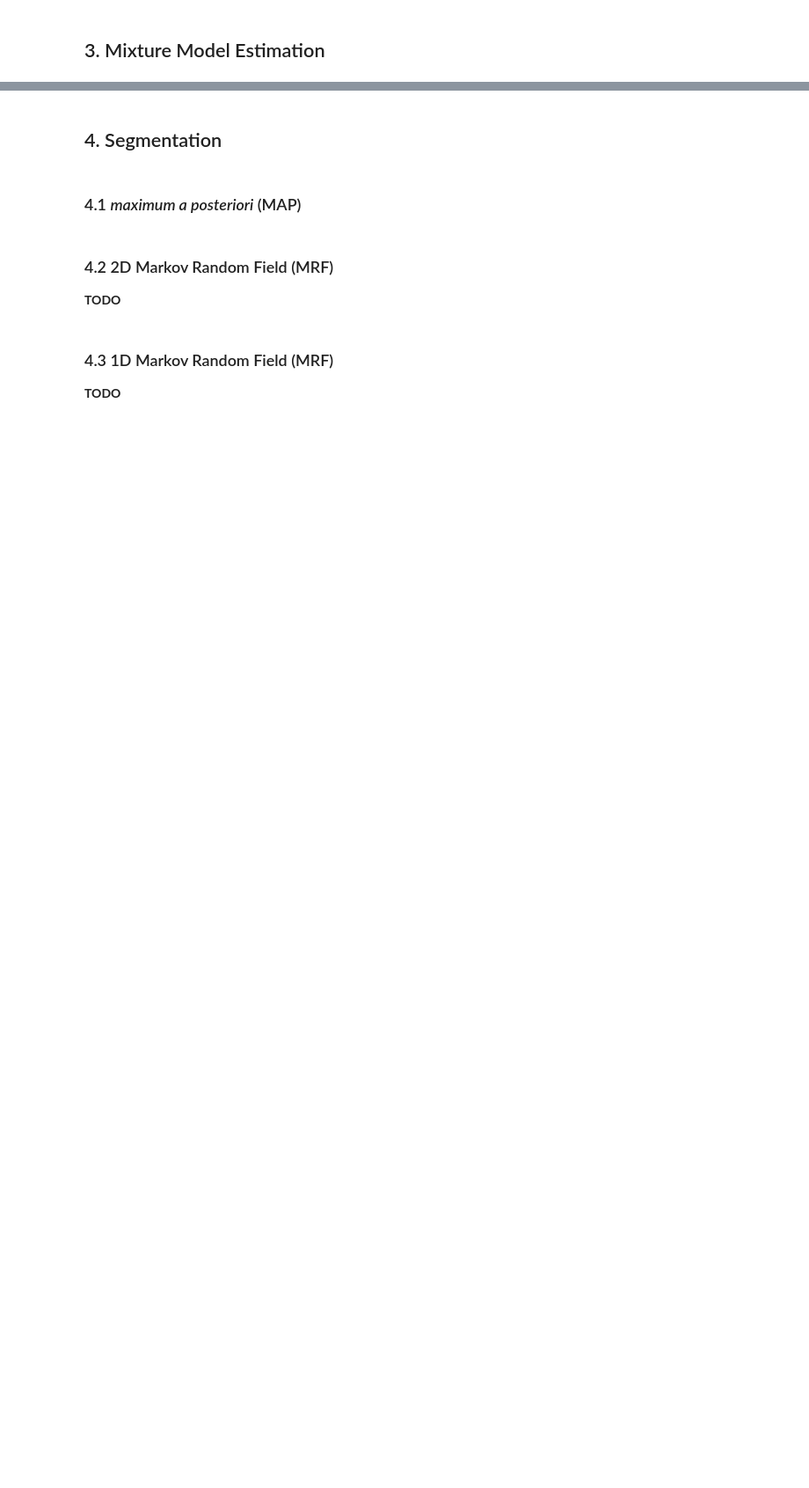
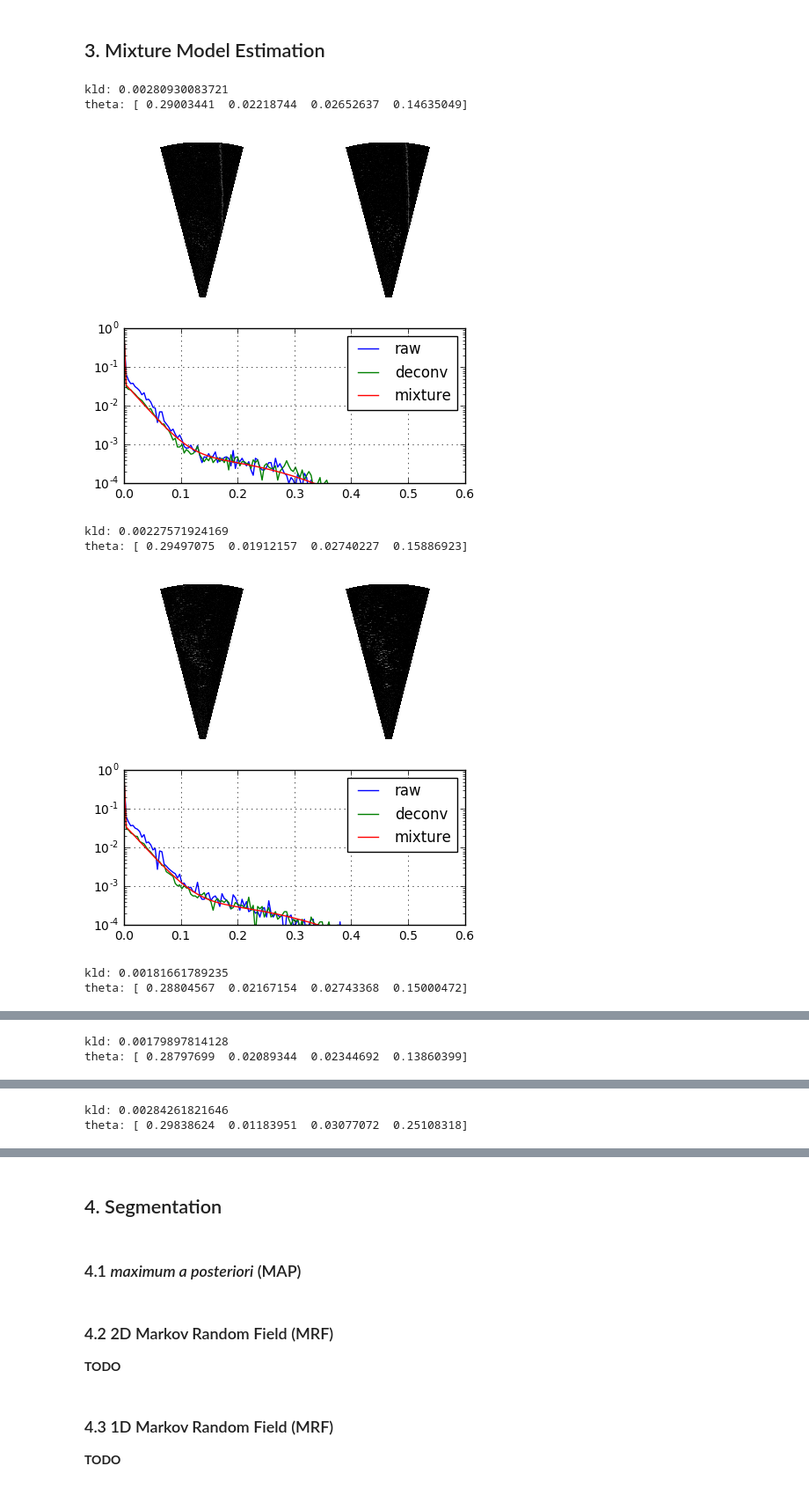
Before and after one commit to pvazteixeira/multibeam, a Jupyter notebook: dev/demo.ipynb, the cells around one changed output, grey strips where cells are left out. Shown at 88% size. Drawn from its saved outputs; the diff is of its cells as text; code cells hidden in the pictures; blank space fills up the shorter version.

```diff
--- a/dev/demo.ipynb
+++ b/dev/demo.ipynb
@@ -112,41 +122,50 @@ for idx in range(0, len(image_list)):
 import utils
 intensity = np.linspace(0,1.0,256)
 for idx in range(0,len(image_list)):
     ping_raw = imread(image_list[idx], as_grey=True)/255.0
     ping_deconv = didson.deconvolve(ping_raw)
     # compute mixture model
-    (params,kld) = utils.get_mixture_parameters(ping_deconv)
+    p_emp, p_mix, theta, kld = utils.get_mixture(ping_deconv)
 
-    if np.any(params<=0):
+    if np.any(theta<=0):
         print 'WARNING: invalid parameters!'
         print 'image:', idx
         continue
     else:
         print 'kld:', kld
-        print 'params:', params
+        print 'theta:', theta
 
-    # evaluate mixture model
-    p = utils.mixture_pmf(intensity, params[0], params[1], params[2], params[3])
+
     # plot mixture model
     plt.figure(figsize=(5,5))
     plt.subplot(2,2,1)
     plt.imshow(np.flipud(didson.to_cart(ping_raw,1.0)),cmap='gray')
     plt.axis('off')
+
     plt.subplot(2,2,2)
     plt.imshow(np.flipud(didson.to_cart(ping_deconv,1.0)),cmap='gray')
     plt.axis('off')
+
     plt.subplot(2,1,2)
-    hist,bins = np.histogram(ping_raw.flatten(),intensity)
+    hist, bins = np.histogram(ping_raw.flatten(),intensity)
     plt.plot(bins[:-1], hist/(0.0+np.sum(hist)),label='raw')
-    hist,bins = np.histogram(ping_deconv.flatten(),intensity)
-    plt.plot(bins[:-1], hist/(0.0+np.sum(hist)),label='deconv')
 
-    plt.plot(intensity, p,label='mixture')
+    plt.plot(bins, p_emp, label='deconv')
+    plt.plot(bins, p_mix, label='mixture')
     plt.legend()
     plt.yscale('log')
     plt.grid()
     plt.ylim([1e-4,1e0])
     plt.xlim([0,0.6])
 
-    #
-    plt.savefig('mixture_'+str(idx)+'.png')
+    plt.show()
+#     plt.savefig('mixture_'+str(idx)+'.png')
+# %% [output]
+kld: 0.00280930083721
+theta: [ 0.29003441  0.02218744  0.02652637  0.14635049]
+[figure, added]
+kld: 0.00227571924169
+theta: [ 0.29497075  0.01912157  0.02740227  0.15886923]
+[figure, added]
+kld: 0.00181661789235
+theta: [ 0.28804567  0.02167154  0.02743368  0.15000472]
@@ -152,0 +173,2 @@ for idx in range(0,len(image_list)):
+kld: 0.00179897814128
+theta: [ 0.28797699  0.02089344  0.02344692  0.13860399]
@@ -152,0 +176,2 @@ for idx in range(0,len(image_list)):
+kld: 0.00284261821646
+theta: [ 0.29838624  0.01183951  0.03077072  0.25108318]
```
Also changed, not shown: parts of 7 cells of this notebook, 9 other files.
